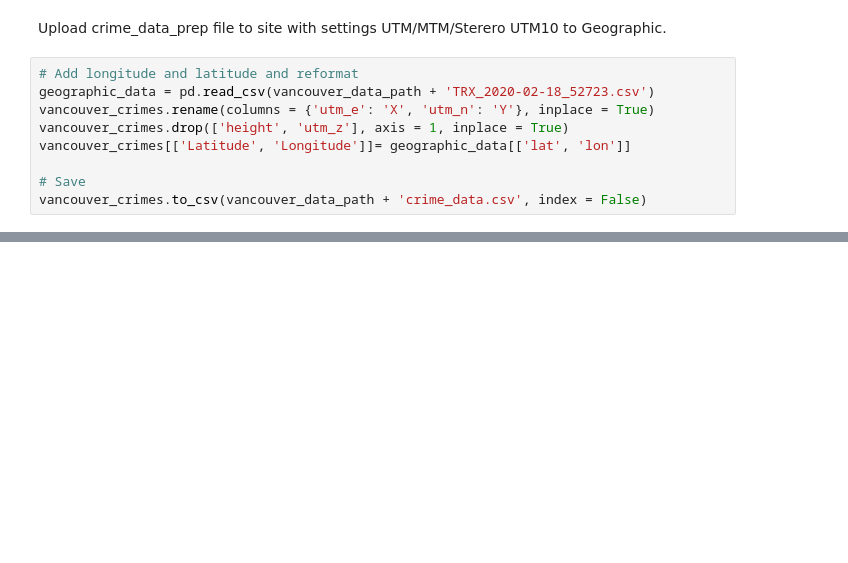
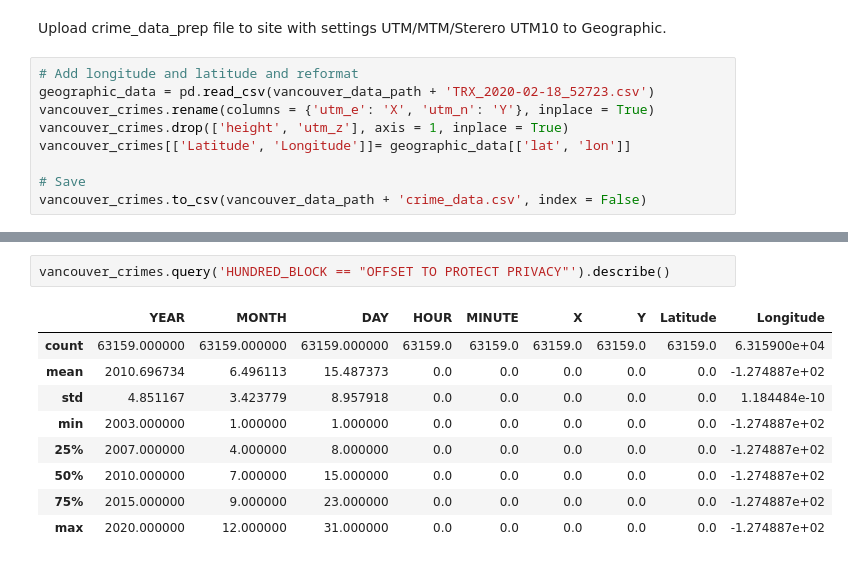
Before and after one commit to Quang-Vinh/Crime-Data-Mart, a Jupyter notebook: 2 - Data Staging/Crime Preprocessing.ipynb, the cells around one changed output, grey strips where cells are left out. Drawn from its saved outputs; the diff is of its cells as text; blank space fills up the shorter version.

```diff
--- a/2 - Data Staging/Crime Preprocessing.ipynb
+++ b/2 - Data Staging/Crime Preprocessing.ipynb
@@ -31,0 +243,12 @@ vancouver_crimes.to_csv(vancouver_data_path + 'crime_data.csv', index = False)
+# %%
+vancouver_crimes.query('HUNDRED_BLOCK == "OFFSET TO PROTECT PRIVACY"').describe()
+# %% [output]
+|  | YEAR | MONTH | DAY | HOUR | MINUTE | X | Y | Latitude | Longitude |
+| count | 63159.000000 | 63159.000000 | 63159.000000 | 63159.0 | 63159.0 | 63159.0 | 63159.0 | 63159.0 | 6.315900e+04 |
+| mean | 2010.696734 | 6.496113 | 15.487373 | 0.0 | 0.0 | 0.0 | 0.0 | 0.0 | -1.274887e+02 |
+| std | 4.851167 | 3.423779 | 8.957918 | 0.0 | 0.0 | 0.0 | 0.0 | 0.0 | 1.184484e-10 |
+| min | 2003.000000 | 1.000000 | 1.000000 | 0.0 | 0.0 | 0.0 | 0.0 | 0.0 | -1.274887e+02 |
+| 25% | 2007.000000 | 4.000000 | 8.000000 | 0.0 | 0.0 | 0.0 | 0.0 | 0.0 | -1.274887e+02 |
+| 50% | 2010.000000 | 7.000000 | 15.000000 | 0.0 | 0.0 | 0.0 | 0.0 | 0.0 | -1.274887e+02 |
+| 75% | 2015.000000 | 9.000000 | 23.000000 | 0.0 | 0.0 | 0.0 | 0.0 | 0.0 | -1.274887e+02 |
+| max | 2020.000000 | 12.000000 | 31.000000 | 0.0 | 0.0 | 0.0 | 0.0 | 0.0 | -1.274887e+02 |
```
Also changed, not shown: parts of 28 cells of this notebook.
